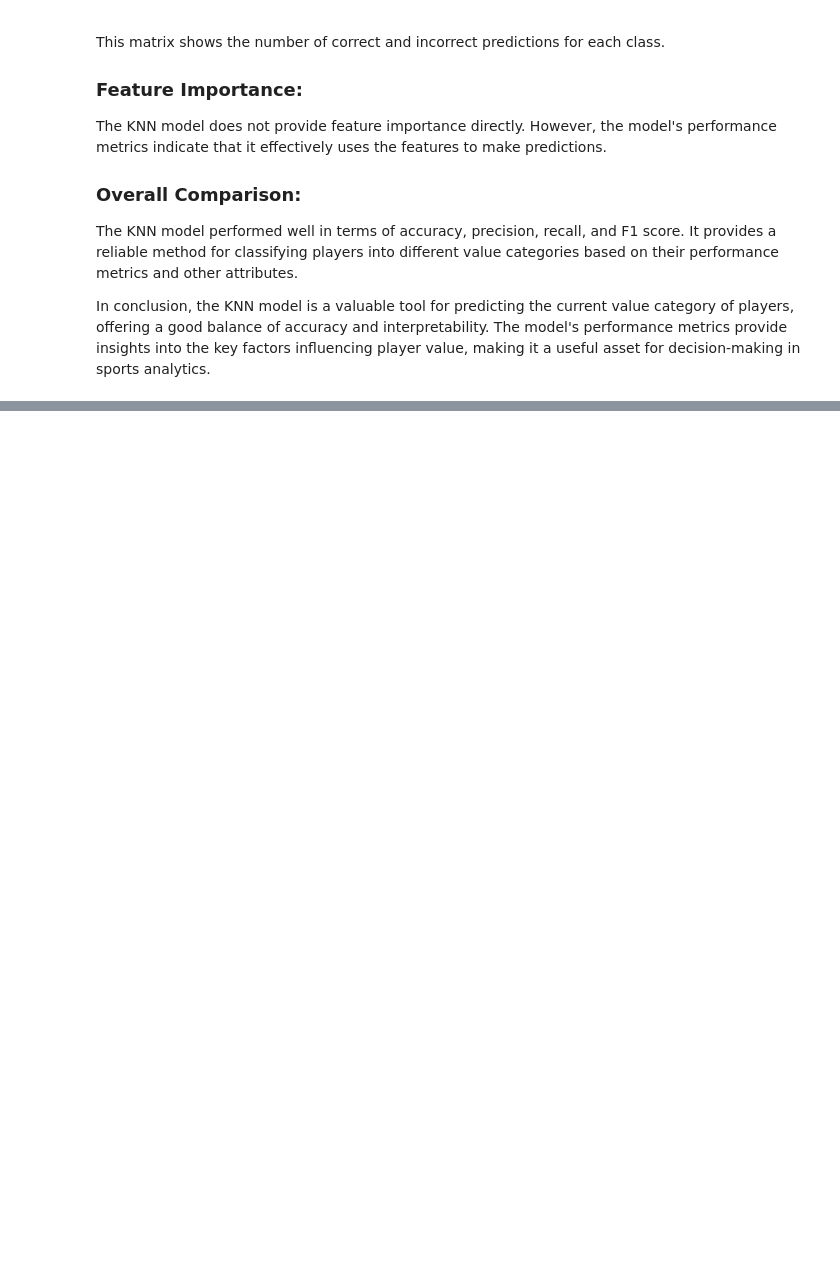
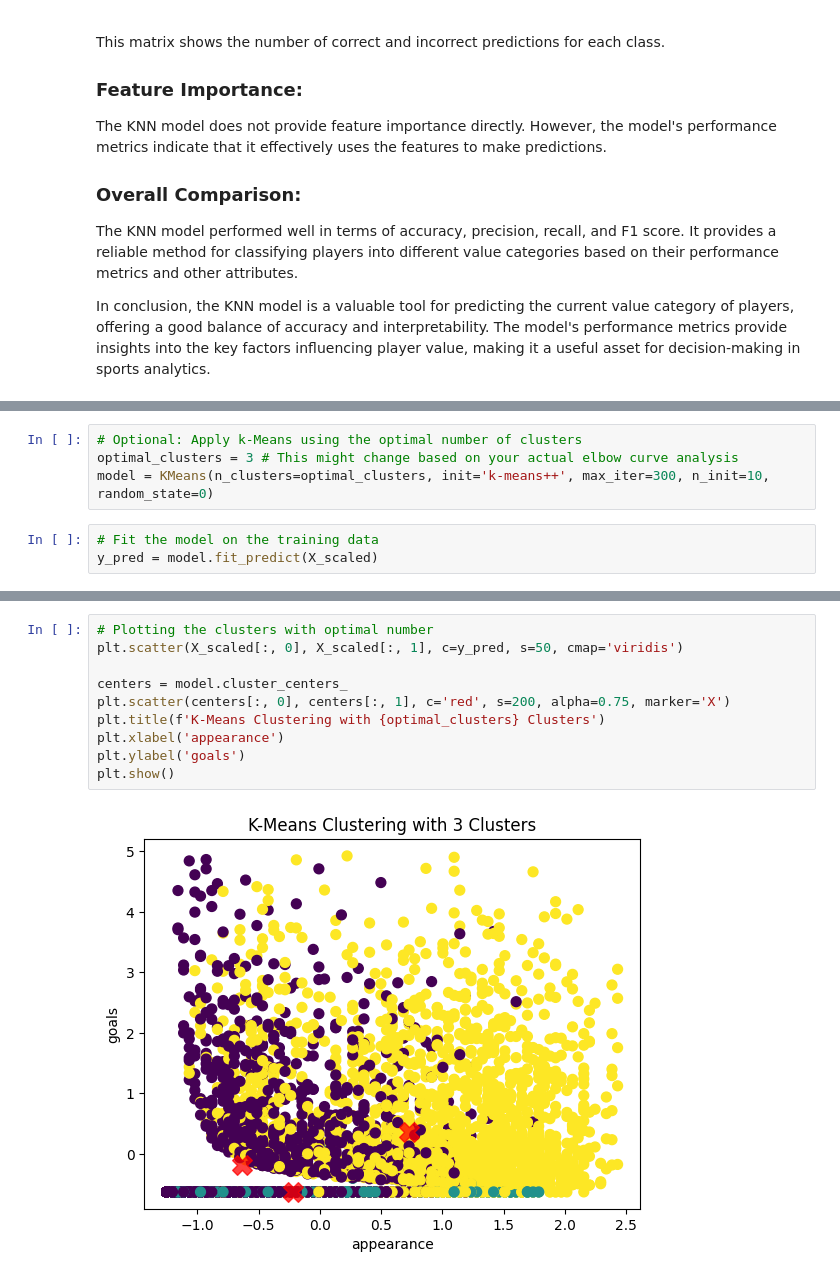
Before and after one commit to fileoy/Usecase-7, a Jupyter notebook: model_examples.ipynb, the cells around one changed output, grey strips where cells are left out. Saved outputs shown, nothing was run; the diff lists cells and outputs as text; blank space fills up the shorter version.

```diff
--- a/model_examples.ipynb
+++ b/model_examples.ipynb
@@ -1871,0 +1882,7 @@ In conclusion, the KNN model is a valuable tool for predicting the current value
+# %%
+# Optional: Apply k-Means using the optimal number of clusters
+optimal_clusters = 3 # This might change based on your actual elbow curve analysis
+model = KMeans(n_clusters=optimal_clusters, init='k-means++', max_iter=300, n_init=10, random_state=0)
+# %%
+# Fit the model on the training data
+y_pred = model.fit_predict(X_scaled)
@@ -1871,0 +1896,12 @@ In conclusion, the KNN model is a valuable tool for predicting the current value
+# %%
+# Plotting the clusters with optimal number
+plt.scatter(X_scaled[:, 0], X_scaled[:, 1], c=y_pred, s=50, cmap='viridis')
+
+centers = model.cluster_centers_
+plt.scatter(centers[:, 0], centers[:, 1], c='red', s=200, alpha=0.75, marker='X')
+plt.title(f'K-Means Clustering with {optimal_clusters} Clusters')
+plt.xlabel('appearance')
+plt.ylabel('goals')
+plt.show()
+# %% [output]
+[figure, added]
```
Also changed, not shown: parts of 23 cells of this notebook.
